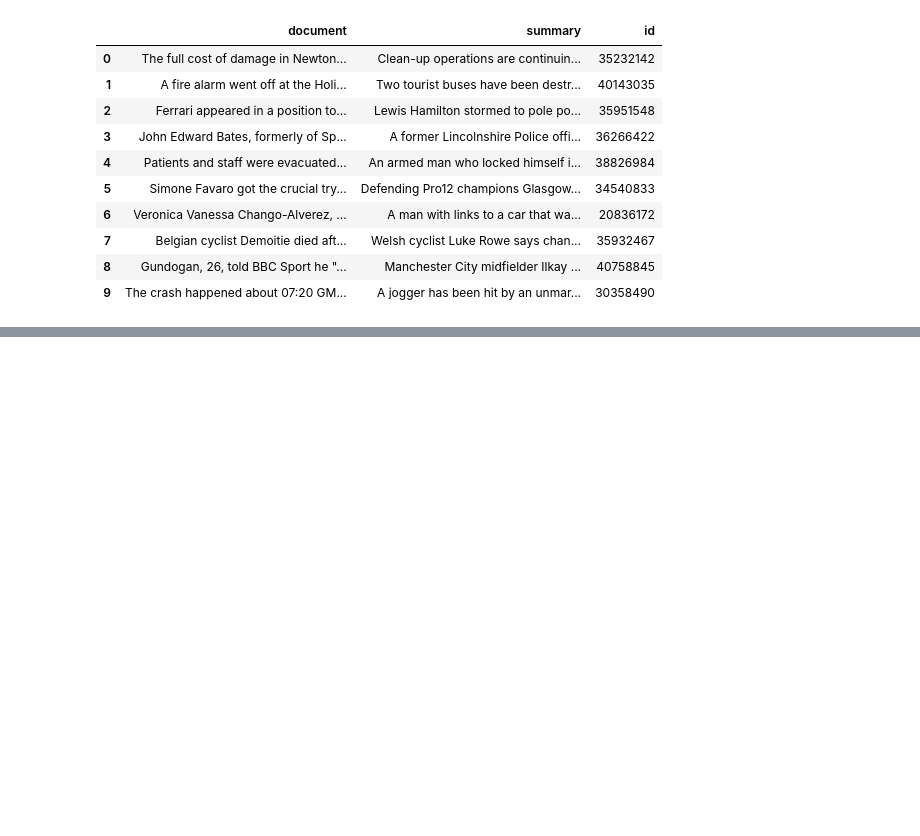
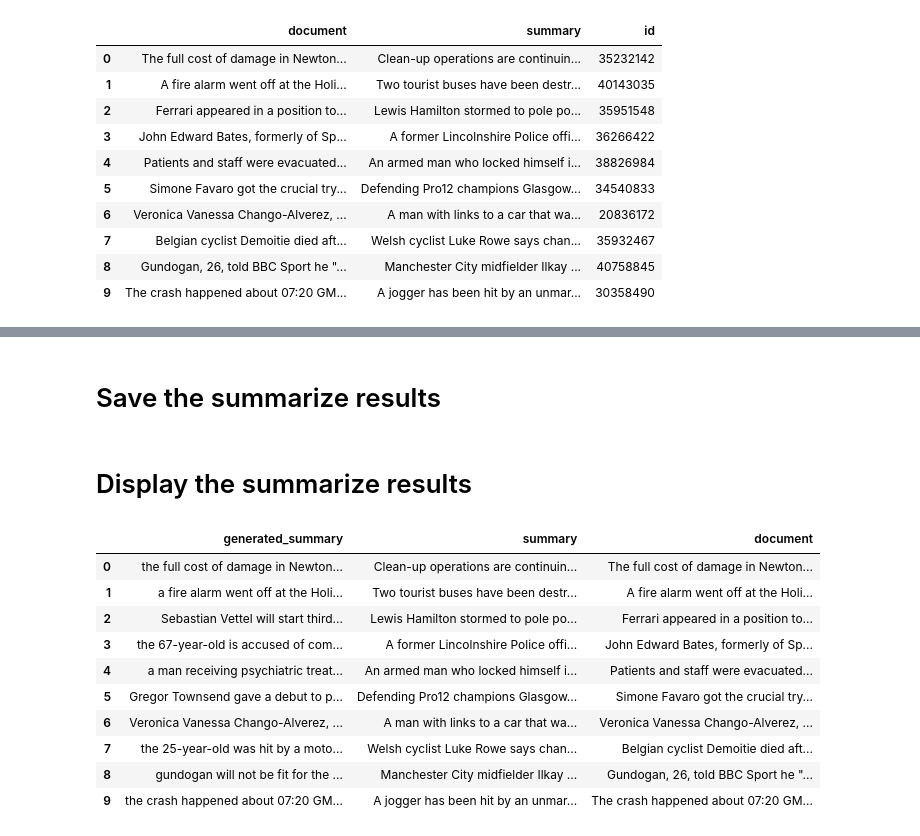
Before and after one commit to iffishells/LLM, a Jupyter notebook: llm-02-application-with-LLM/llm-01-wiht-hugging-face.ipynb, the cells around one changed output, grey strips where cells are left out. Cells and saved outputs as stored; diff of their text form; code cells hidden in the pictures; blank space fills up the shorter version.

```diff
--- a/llm-02-application-with-LLM/llm-01-wiht-hugging-face.ipynb
+++ b/llm-02-application-with-LLM/llm-01-wiht-hugging-face.ipynb
@@ -54,0 +88,26 @@ Trying to resume download...
+# %% [markdown]
+# Save the summarize results
+# %%
+results = summarizer(xsum_sample["document"])
+# %% [markdown]
+# Display the summarize results
+# %%
+display(
+    pd.DataFrame.from_dict(results)
+    .rename({"summary_text": "generated_summary"}, axis=1)
+    .join(pd.DataFrame.from_dict(xsum_sample))[
+        ["generated_summary", "summary", "document"]
+    ]
+)
+# %% [output]
+|  | generated_summary | summary | document |
+| 0 | the full cost of damage in Newton... | Clean-up operations are continuin... | The full cost of damage in Newton... |
+| 1 | a fire alarm went off at the Holi... | Two tourist buses have been destr... | A fire alarm went off at the Holi... |
+| 2 | Sebastian Vettel will start third... | Lewis Hamilton stormed to pole po... | Ferrari appeared in a position to... |
+| 3 | the 67-year-old is accused of com... | A former Lincolnshire Police offi... | John Edward Bates, formerly of Sp... |
+| 4 | a man receiving psychiatric treat... | An armed man who locked himself i... | Patients and staff were evacuated... |
+| 5 | Gregor Townsend gave a debut to p... | Defending Pro12 champions Glasgow... | Simone Favaro got the crucial try... |
+| 6 | Veronica Vanessa Chango-Alverez, ... | A man with links to a car that wa... | Veronica Vanessa Chango-Alverez, ... |
+| 7 | the 25-year-old was hit by a moto... | Welsh cyclist Luke Rowe says chan... | Belgian cyclist Demoitie died aft... |
+| 8 | gundogan will not be fit for the ... | Manchester City midfielder Ilkay ... | Gundogan, 26, told BBC Sport he "... |
+| 9 | the crash happened about 07:20 GM... | A jogger has been hit by an unmar... | The crash happened about 07:20 GM... |
```
Also changed, not shown: parts of 27 cells of this notebook, 1 other file.
